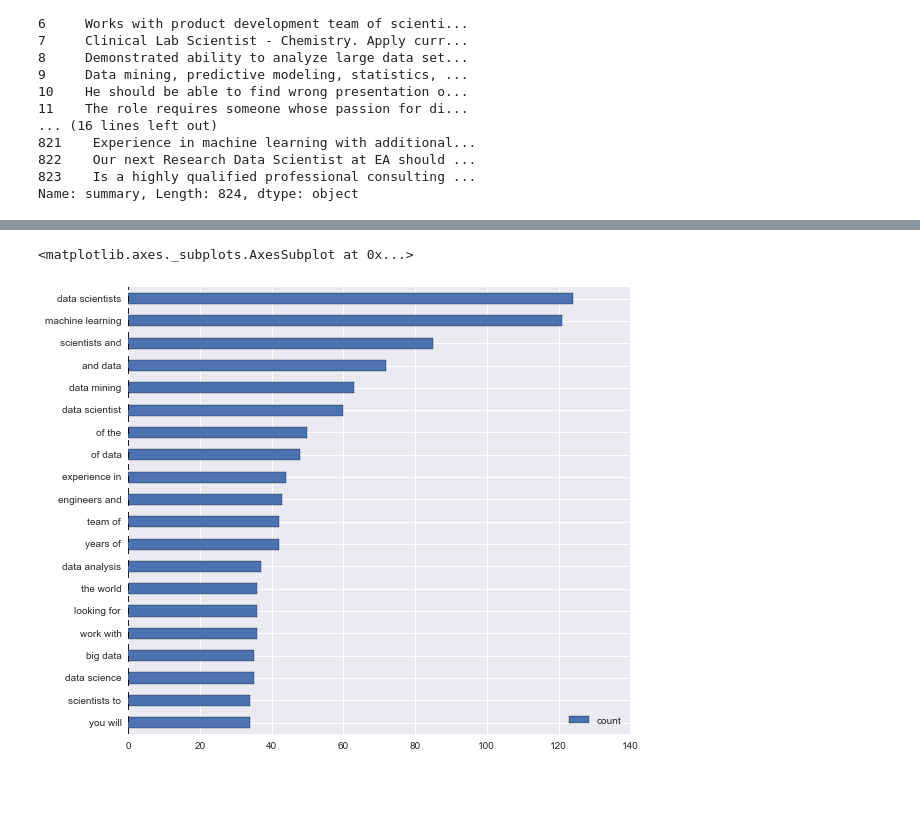
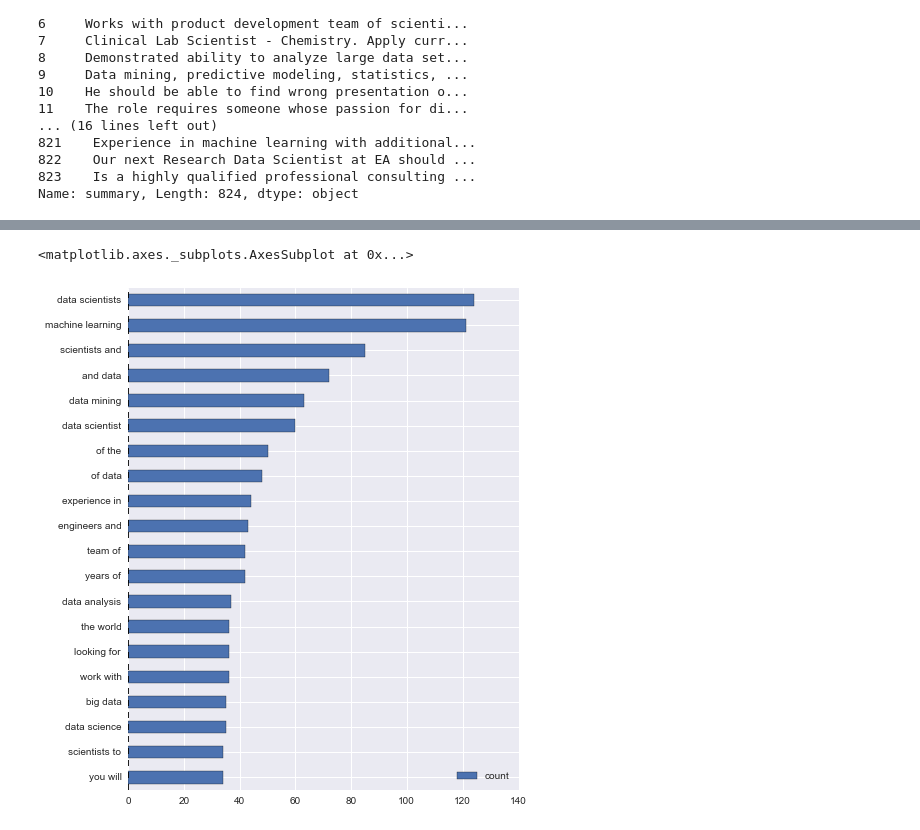
Before and after one commit to duaaelzeney/livecoding.tv, a Jupyter notebook: notebooks/Indeed Analysis.ipynb, the cells around one changed output, grey strips where cells are left out. Drawn from its saved outputs; the diff is of its cells as text; code cells hidden in the pictures; blank space fills up the shorter version.

```diff
--- a/notebooks/Indeed Analysis.ipynb
+++ b/notebooks/Indeed Analysis.ipynb
@@ -75,4 +117,4 @@ vect = TfidfVectorizer(ngram_range=(2,2))
 
 vect.build_preprocessor()(summaries)
 vect.build_tokenizer()(summaries)
-ngrams = vect.build_analyzer()(summaries)
+ngrams_summaries = vect.build_analyzer()(summaries)
@@ -79,4 +162,4 @@ ngrams = vect.build_analyzer()(summaries)
 # %%
 from collections import Counter
 
-counts_df = pd.DataFrame(Counter(ngrams), index=['count']).T
+counts_summary_df = pd.DataFrame(Counter(ngrams_summaries), index=['count']).T
@@ -83,5 +191,5 @@ counts_df = pd.DataFrame(Counter(ngrams), index=['count']).T
 # %%
-counts_df[counts_df['count'] > 5].sort('count', ascending=False).head(20).sort('count').plot(kind='barh', figsize=(9,8))
+counts_summary_df[counts_df['count'] > 5].sort('count', ascending=False).head(20).sort('count').plot(kind='barh', figsize=(7,9))
 # %% [output]
 <matplotlib.axes._subplots.AxesSubplot at 0x...>
-[figure, old version]
+[figure, new version]
```
Also changed, not shown: parts of 29 cells of this notebook, 7 other files.
